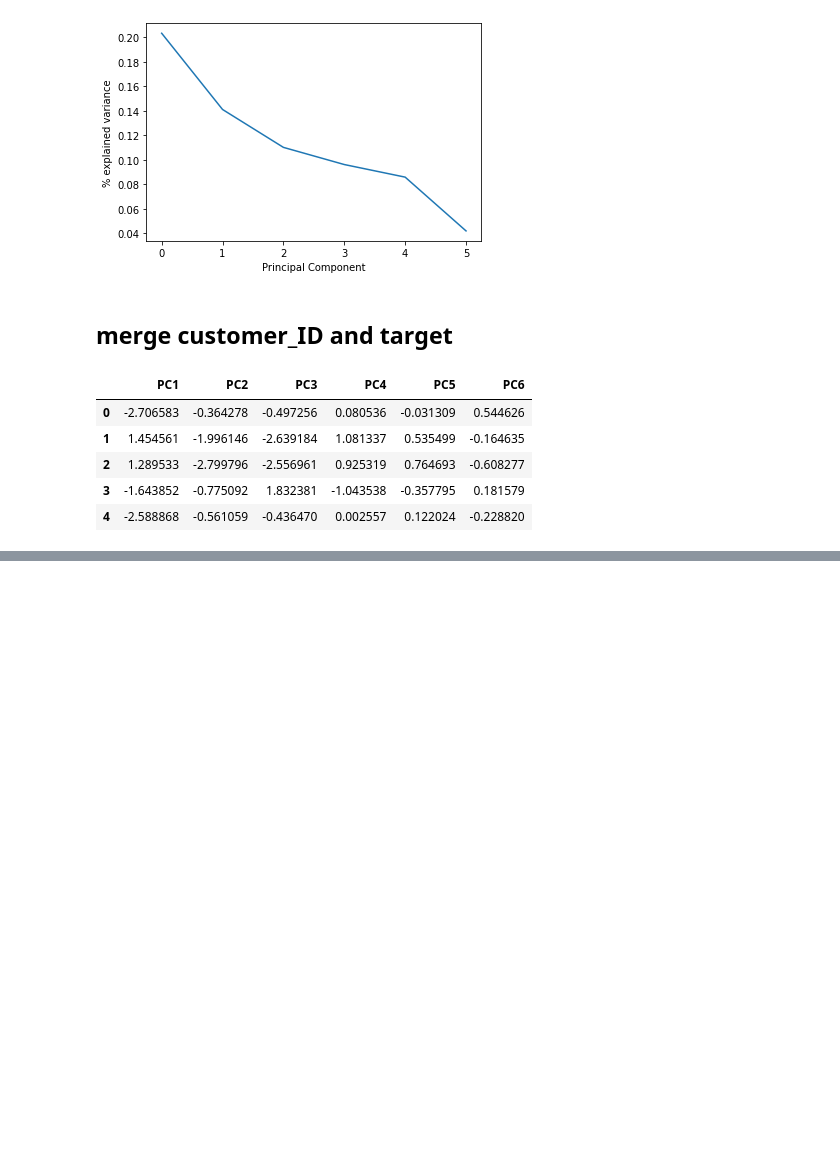
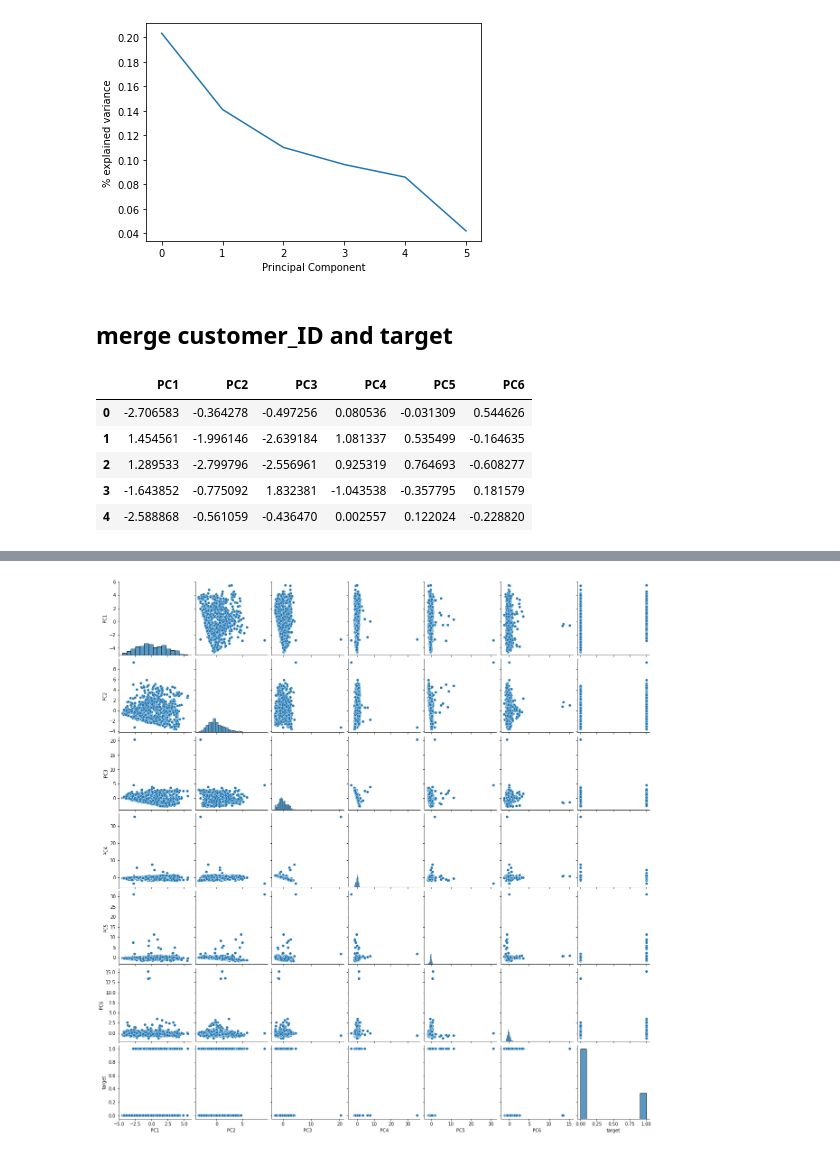
Before and after one commit to inherentspice/American-Express-Default-Prediction, a Jupyter notebook: Data Exploration.ipynb, the cells around one changed output, grey strips where cells are left out. Drawn from its saved outputs; the diff is of its cells as text; code cells hidden in the pictures; blank space fills up the shorter version.

```diff
--- a/Data Exploration.ipynb
+++ b/Data Exploration.ipynb
@@ -296,0 +318,4 @@ KeyError: 'customer_ID'
+# %%
+sns.pairplot(data = df.drop(columns='customer_ID'));
+# %% [output]
+[figure, added]
```
Also changed, not shown: parts of 11 cells of this notebook.
